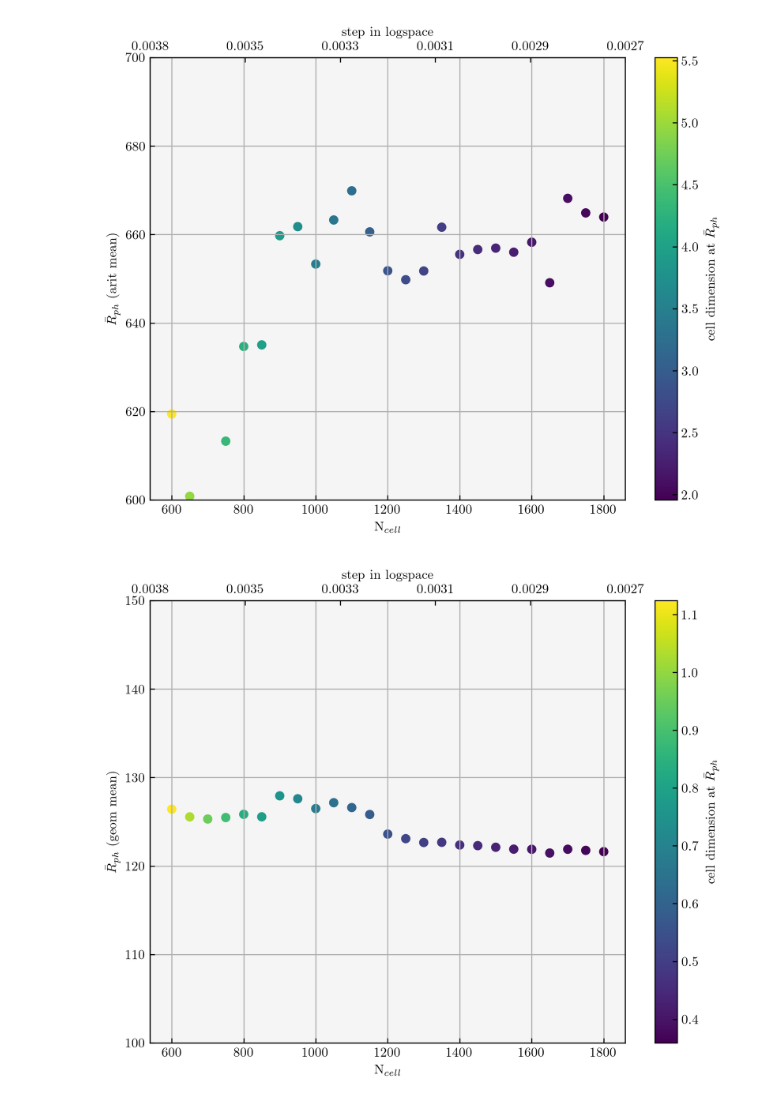
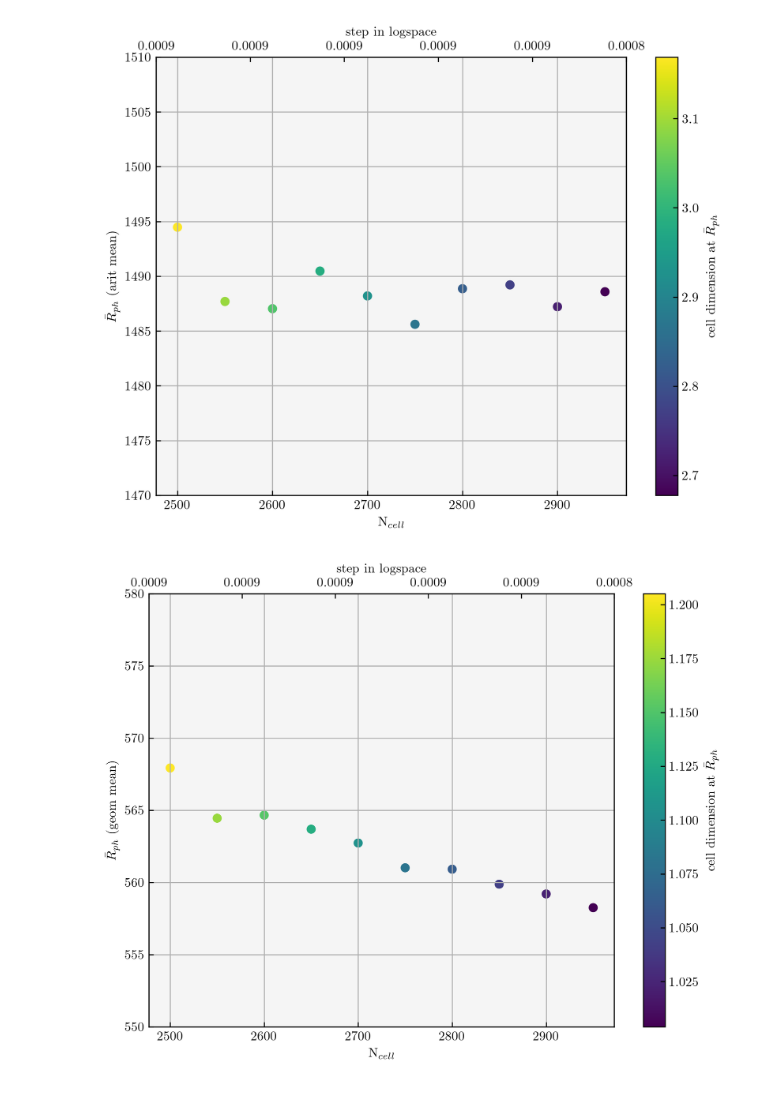
Before and after one commit to KKilmetis8/tde_comparison, a Jupyter notebook: test_radii.ipynb, the cells around one changed output. Drawn from its saved outputs; the diff is of its cells as text; code cells hidden in the pictures.

Commit message:
new plots

```diff
--- a/test_radii.ipynb
+++ b/test_radii.ipynb
@@ -7,11 +7,11 @@ from src.Calculators.ray_cesare import ray_maker
 from src.Luminosity.special_radii import get_photosphere
 import scipy.io
 from scipy.stats import gmean
-fix = 844
+fix = 925
 m = 6
 Rt = (10**m)**(1/3)
 # %%
-num_array = np.arange(600, 900, 50)
+num_array = np.arange(2500,3000, 50)
 lum_array = np.zeros(len(num_array))
 photo_mean_aritarray = np.zeros(len(num_array))
 photo_mean_geomarray = np.zeros(len(num_array))
@@ -64,7 +64,7 @@ with open('data/convergence_test' + str(fix) + '.txt', 'a') as f:
     f.write(' '.join(map(str, lum_array)) + '\n')
     f.close()
 # %%
-data = np.loadtxt('data/convergence_test844.txt')
+data = np.loadtxt('data/red/convergence_test' + str(fix)+ '.txt')
 num_array = np.array(data[0])
 photo_mean_aritarray = data[1]
 photo_mean_geomarray = data[2]
@@ -102,25 +102,25 @@ cbar.set_label(r'cell dimension at $\bar{R}_{ph}$')
 ax1.set_xlabel(r'N$_{cell}$')
 ax1.set_ylabel(r'$\bar{R}_{ph}$ (arit mean)')
 ax1.grid()
-ax1.set_ylim(600, 700)
+ax1.set_ylim(1470, 1510)
 ax2.set_xticklabels(spacing_plot)
 ax2.set_xlabel('step in logspace ')
-plt.savefig('Figs/convergence_aritphoto.png')
+plt.savefig('Figs/Convergence_check/convergence_aritphoto' + str(fix) + '.png')
 # %% [output]
-[figure, old version]
+[figure, new version]
 # %%
 fig, ax1 = plt.subplots( figsize = (8,6) )
 ax2 = ax1.twiny()
 img = ax1.scatter(num_array, photo_mean_geomarray, c = diff_geomarray)
 cbar = fig.colorbar(img)
 cbar.set_label(r'cell dimension at $\bar{R}_{ph}$')
 ax1.set_xlabel(r'N$_{cell}$')
 ax1.set_ylabel(r'$\bar{R}_{ph}$ (geom mean)')
 ax1.grid()
-ax1.set_ylim(100, 150)
+ax1.set_ylim(550, 580)
 ax2.set_xticklabels(spacing_plot)
 ax2.set_xlabel('step in logspace ')
-plt.savefig('Figs/convergence_geomphoto.png')
+plt.savefig('Figs/Convergence_check/convergence_geomphoto' + str(fix) + '.png')
 # %% [output]
-[figure, old version]
+[figure, new version]
 # %%
```
Also changed, not shown: parts of 5 cells of this notebook, 11 other files.
